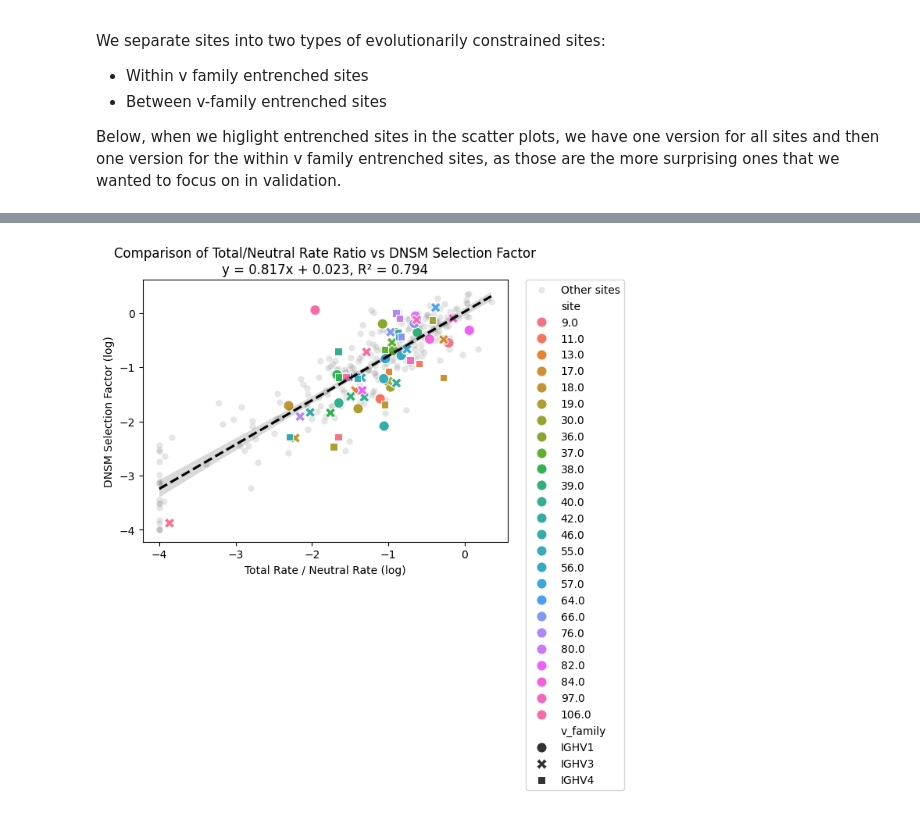
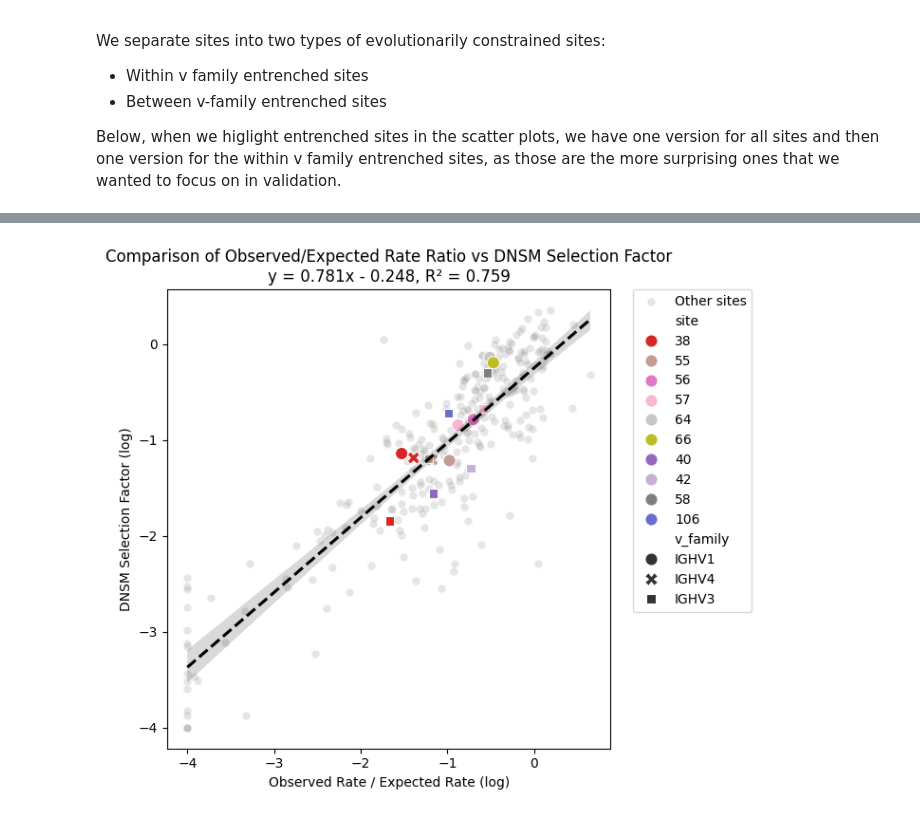
Before and after one commit to matsengrp/dasm-epistasis-experiments, a Jupyter notebook: rates_analysis_productive_non_productive.ipynb, the cells around one changed output, grey strips where cells are left out. Saved outputs shown, nothing was run; the diff lists cells and outputs as text; code cells hidden in the pictures.

```diff
--- a/rates_analysis_productive_non_productive.ipynb
+++ b/rates_analysis_productive_non_productive.ipynb
@@ -534,8 +651,8 @@ print(len(entrenched_sites_aas))
 # %%
-total_df = pd.read_csv('_ignore/total_counts_from_productive/total_mutation_rates_overall_mutation_rates.csv')
-neutral_df = pd.read_csv('_ignore/neutral_counts_from_non_productive/total_mutation_rates_overall_mutation_rates.csv')
+observed_df = pd.read_csv('_ignore/observed_counts_from_productive/observed_mutation_rates_overall_mutation_rates.csv')
+expected_df = pd.read_csv('_ignore/expected_counts_from_non_productive/expected_mutation_rates_overall_mutation_rates.csv')
 # %%
-# compare dnsm log selection factors and log rate ratio of counts (total / neutral)
+# compare dnsm log selection factors and log rate ratio of counts (observed / expected)
 # aggregate by v_family and site
 
 dnsm_summarized = site_sub_probs_df_germline_total[site_sub_probs_df_germline_total.is_germline_aa == True].groupby(['v_family', 'site']).selection_factor.median().reset_index()
@@ -543,12 +660,14 @@ dnsm_summarized['log_selection_factor'] = np.log(dnsm_summarized['selection_fact
 dnsm_summarized['log_selection_factor'] = dnsm_summarized['log_selection_factor'].clip(lower=-4, upper=4)
 
 rates_summarized = pd.merge(
-    total_df[['v_family', 'site', 'mutcount_length','mutation_acquired','rate_mutcount']],
-    neutral_df[['v_family', 'site', 'mutcount_length','mutation_acquired','rate_mutcount']],
+    observed_df[['v_family', 'site', 'mutcount_length','mutation_acquired','rate_mutcount']],
+    expected_df[['v_family', 'site', 'mutcount_length','mutation_acquired','rate_mutcount']],
     on=['site', 'v_family'],
-    suffixes=('_total', '_neutral')
+    suffixes=('_observed', '_expected')
 )
 
-rates_summarized['ratio'] = (rates_summarized['rate_mutcount_total'] + 1e-5) / (rates_summarized['rate_mutcount_neutral'] + 1e-5)
+rates_summarized['ratio'] = (rates_summarized['rate_mutcount_observed'] + 1e-3) / (rates_summarized['rate_mutcount_expected'] + 1e-3)
 rates_summarized['log_ratio'] = np.log(rates_summarized['ratio'])
 rates_summarized['log_ratio'] = rates_summarized['log_ratio'].clip(lower=-4, upper=4)
+
+compare_rates_dnsm = pd.merge(rates_summarized, dnsm_summarized, on=['v_family', 'site'])
@@ -554,0 +792,12 @@ rates_summarized['log_ratio'] = rates_summarized['log_ratio'].clip(lower=-4, upp
+# %%
+# Create consistent color palette for entrenched sites
+# Get all unique sites from your entrenched data
+all_entrenched_sites = sorted(entrenched_sites_aas['site'].unique())
+
+# Create the full palette
+full_palette = sns.color_palette("tab20") + sns.color_palette("tab20b")[:5]
+
+# Create a dictionary mapping each site to its color
+site_color_map = {str(site): full_palette[i] for i, site in enumerate(all_entrenched_sites)}
+
+print(f"Created color mapping for {len(site_color_map)} sites")
@@ -555,5 +867,6 @@ rates_summarized['log_ratio'] = rates_summarized['log_ratio'].clip(lower=-4, upp
 # %%
-# Highlight all entrenched sites
+# Highlight within v family entrenched sites
+
 
 compare_rates_dnsm = pd.merge(rates_summarized, dnsm_summarized, on=['v_family', 'site'])
 
@@ -573,42 +886,42 @@ r_squared = r_value ** 2
 # Create the plot
 fig, ax = plt.subplots(figsize=(7, 6))
 
+
 # Plot regular points in grey
 sns.scatterplot(data=compare_rates_dnsm,
                 x='log_ratio', y='log_selection_factor',
                 color='grey', alpha=0.2, label='Other sites')
 
-
 # filter entrenched data
-entrenched_compare_rates_dnsm = pd.merge(entrenched_sites, compare_rates_dnsm, on=['site', 'v_family'], how='inner')
+entrenched_compare_rates_dnsm = pd.merge(within_sites, compare_rates_dnsm, on=['site', 'v_family'], how='inner')
 # plot entrenched points in color
 entrenched_compare_rates_dnsm['site'] = entrenched_compare_rates_dnsm['site'].astype(str)
 sns.scatterplot(data=entrenched_compare_rates_dnsm,
                 x='log_ratio', y='log_selection_factor',
-                s=90, hue='site', style='v_family')
+                s=90, hue='site', style='v_family', palette=site_color_map)
 
 # Add the regression line
 sns.regplot(data=compare_rates_dnsm, x='log_ratio', y='log_selection_factor',
             scatter=False, line_kws={'linestyle': '--', 'color': 'black'})
 
 # Add legend
 plt.legend()
 plt.legend(bbox_to_anchor=(1.05, 1), loc='upper left', borderaxespad=0.)
 
 
-plt.xlabel('Total Rate / Neutral Rate (log)')
+plt.xlabel('Observed Rate / Expected Rate (log)')
 plt.ylabel('DNSM Selection Factor (log)')
 
 # Format the equation and R² for the title
 if intercept >= 0:
     equation = f'y = {slope:.3f}x + {intercept:.3f}'
 else:
     equation = f'y = {slope:.3f}x - {abs(intercept):.3f}'
 
-title = f'Comparison of Total/Neutral Rate Ratio vs DNSM Selection Factor\n{equation}, R² = {r_squared:.3f}'
+title = f'Comparison of Observed/Expected Rate Ratio vs DNSM Selection Factor\n{equation}, R² = {r_squared:.3f}'
 plt.title(title)
 
 plt.tight_layout()
 plt.show()
 # %% [output]
-[figure, old version]
+[figure, new version]
```
Also changed, not shown: parts of 36 cells of this notebook.
